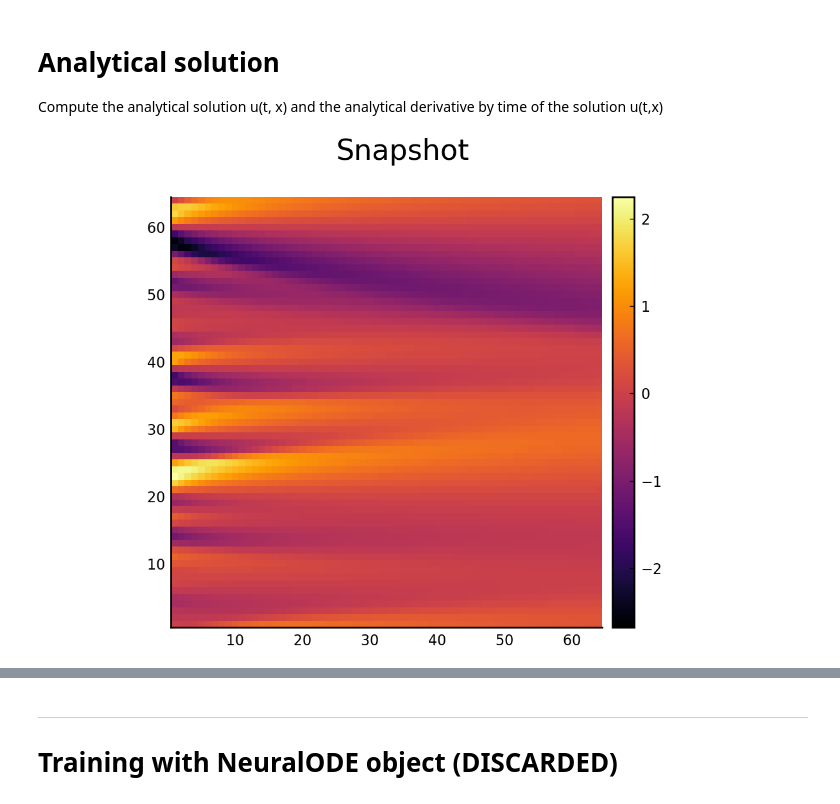
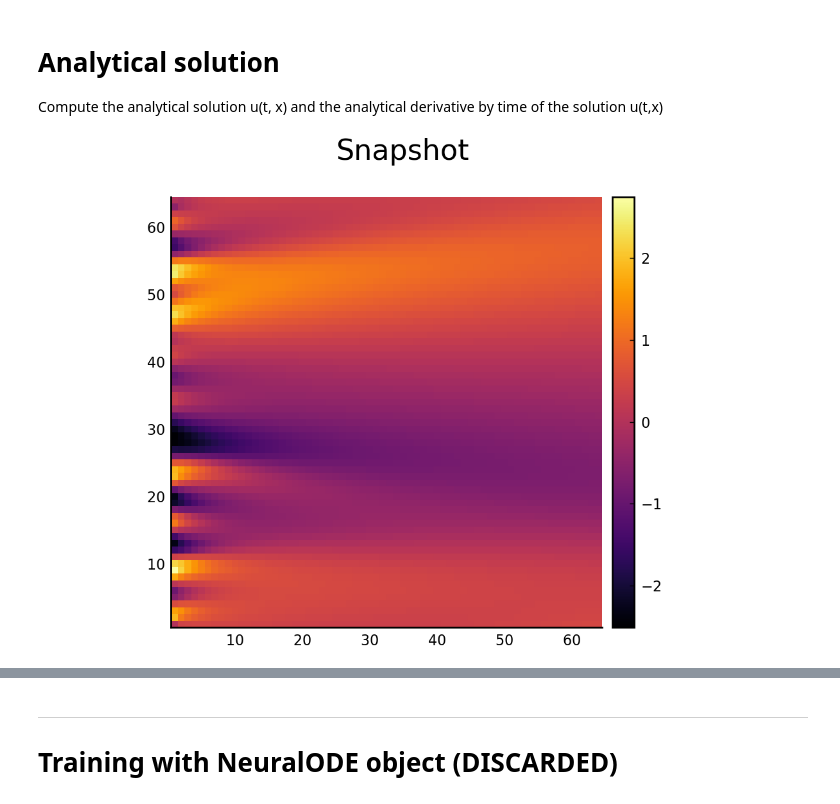
Before and after one commit to vdesgrange/closure-model, a Jupyter notebook: experiments/julia_src/neural_closure/burgers_equation_neural_ode.ipynb, the cells around one changed output, grey strips where cells are left out. Cells and saved outputs as stored; diff of their text form; code cells hidden in the pictures.

```diff
--- a/experiments/julia_src/neural_closure/burgers_equation_neural_ode.ipynb
+++ b/experiments/julia_src/neural_closure/burgers_equation_neural_ode.ipynb
@@ -40,25 +40,25 @@ Compute the analytical solution u(t, x) and the analytical derivative by time of
 # %%
 t_max = 0.5;
 t_min = 0.;
 x_max = pi;
 x_min = 0.;
 t_n = 64;
 x_n = 64;
 
-nu = 0.03;
+nu = 0.1;
 
 dt = round((t_max - t_min) / (t_n - 1), digits=8);
 dx = round((x_max - x_min) / (x_n - 1), digits=8);
 
 t = LinRange(t_min, t_max, t_n);
 x = LinRange(x_min, x_max, x_n);
 
 
-u0 = InitialFunctions.high_dim_random_init(t, x, 28);
+u0 = InitialFunctions.high_dim_random_init(t, x, 20);
 t, u = Equations.get_burgers_fft(t, dx, x_n, nu, u0[1, :]);
 GraphicTools.show_state(u, "Snapshot") # need to reverse u, odesolver switch dimensions
 # %% [output]
-[figure, old version]
+[figure, new version]
 # %%
 ta, u_a = Generator.burgers_snapshot_generator(t_max, t_min, x_max, x_min, t_n, x_n, nu, 1);
 GraphicTools.show_state(u_a, "Snapshot generator")
```
Also changed, not shown: parts of 23 cells of this notebook, 2 other files.
